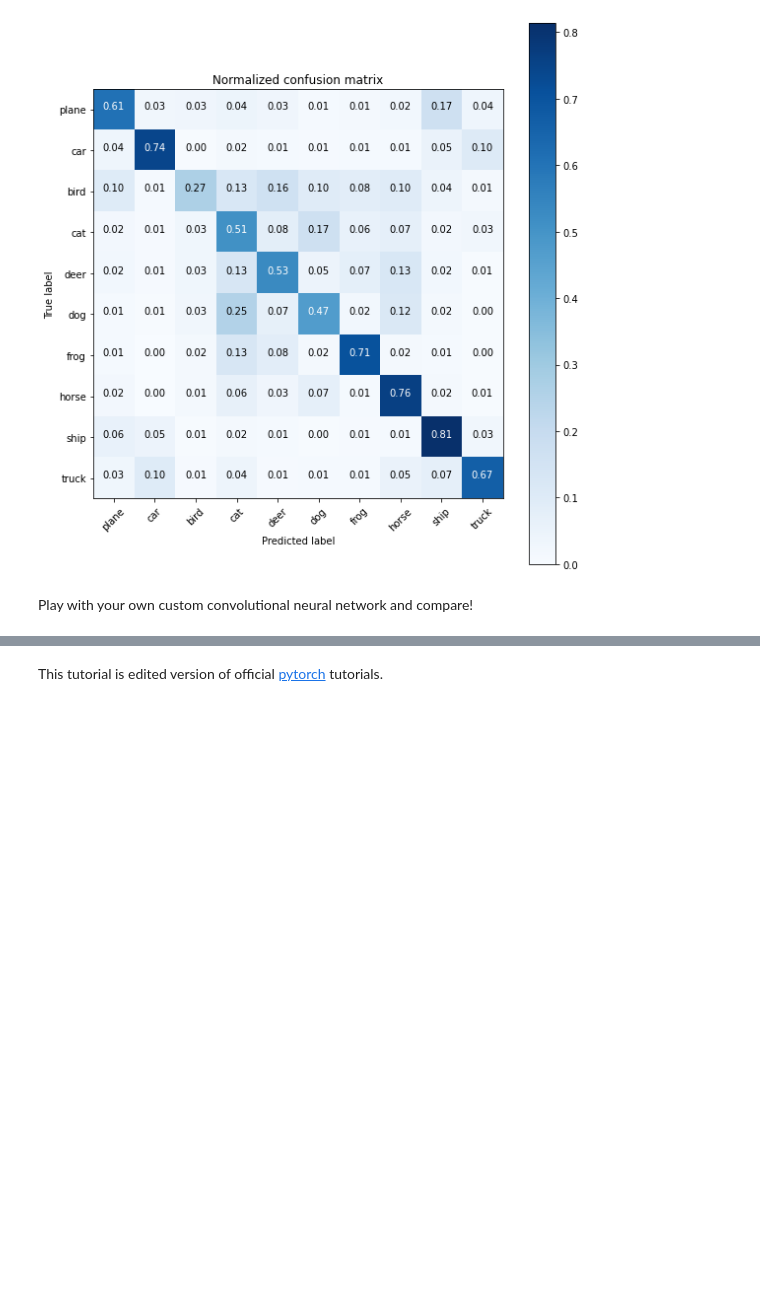
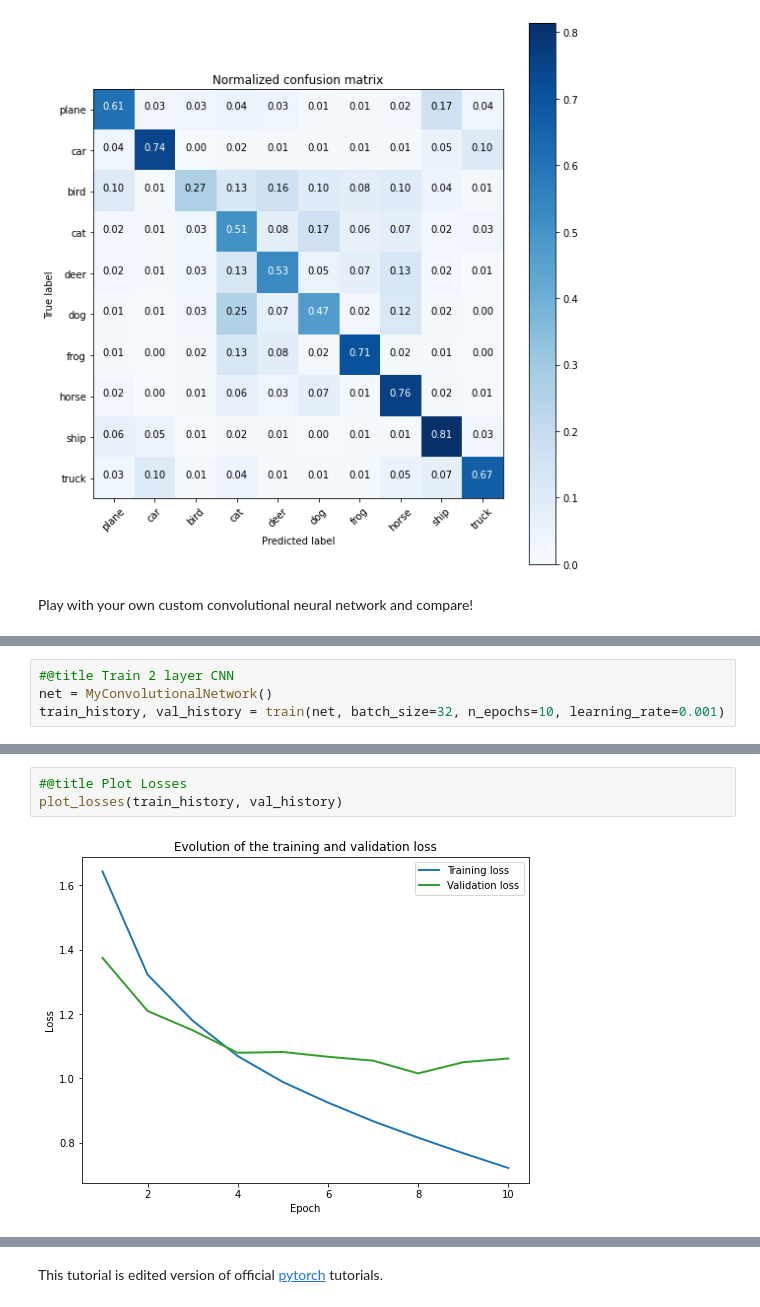
Before and after one commit to mselimata/tutorials, a Jupyter notebook: DL101_part_2_OXML.ipynb, the cells around one changed output, grey strips where cells are left out. Saved outputs shown, nothing was run; the diff lists cells and outputs as text; blank space fills up the shorter version.

```diff
--- a/DL101_part_2_OXML.ipynb
+++ b/DL101_part_2_OXML.ipynb
@@ -614,0 +670,4 @@ Play with your own custom convolutional neural network and compare!
+# %%
+#@title Train 2 layer CNN
+net = MyConvolutionalNetwork()
+train_history, val_history = train(net, batch_size=32, n_epochs=10, learning_rate=0.001)
@@ -614,0 +692,5 @@ Play with your own custom convolutional neural network and compare!
+# %%
+#@title Plot Losses
+plot_losses(train_history, val_history)
+# %% [output]
+[figure, added]
```
Also changed, not shown: parts of 15 cells of this notebook.
